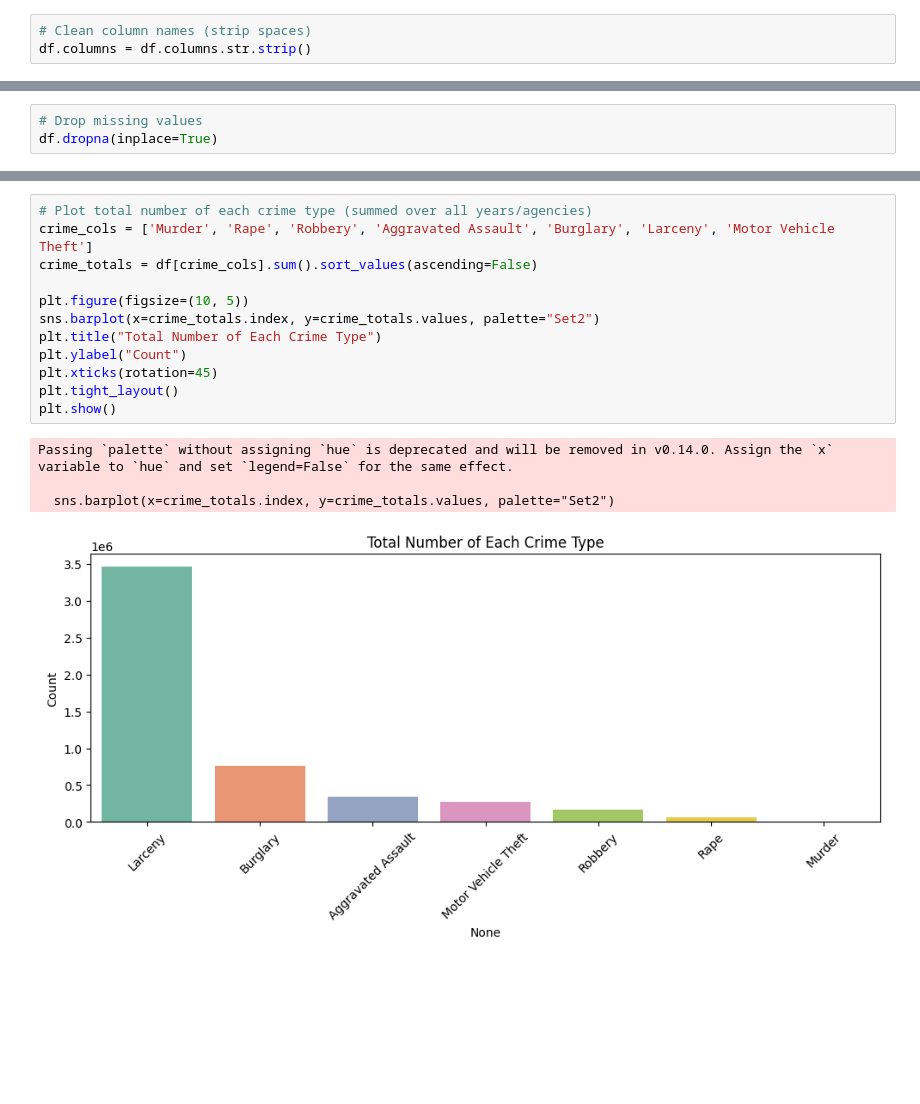
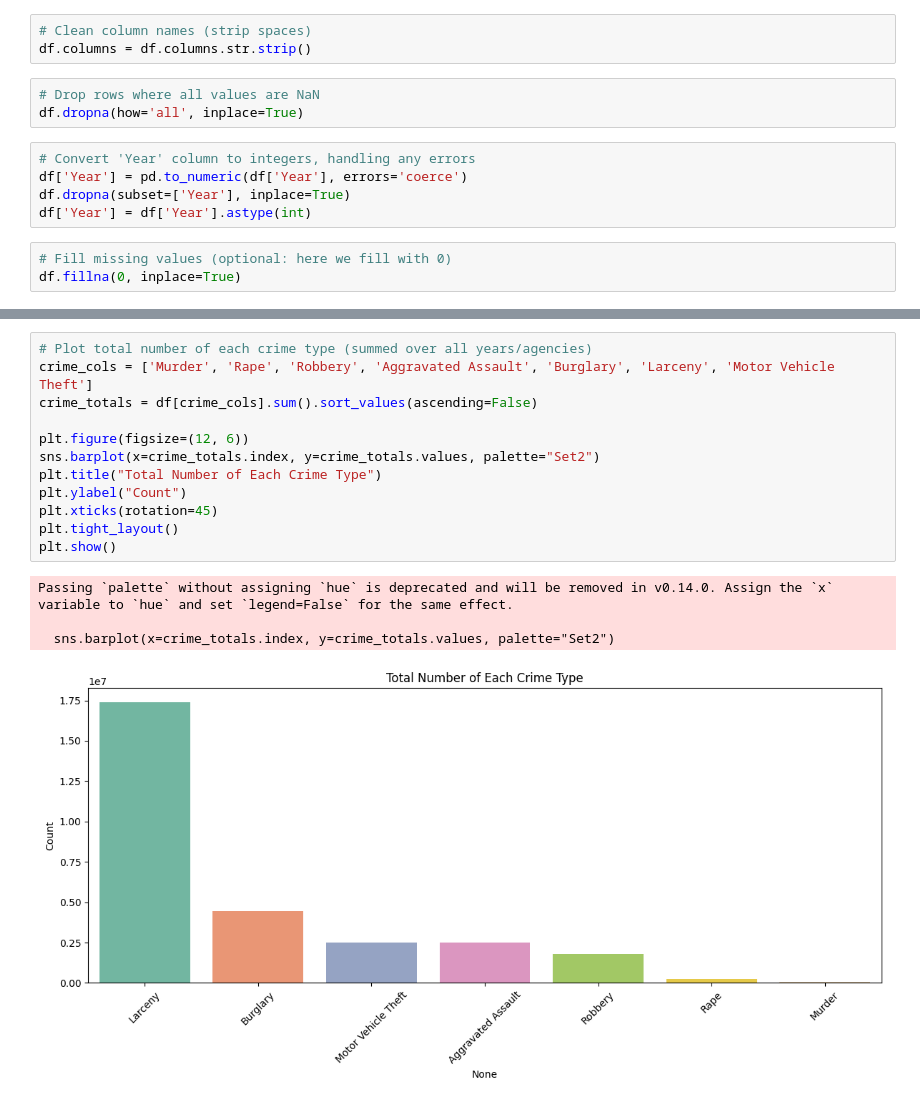
Before and after one commit to HemantSingh20/Crime-Analysis, a Jupyter notebook: Crime Analysis.ipynb, the cells around one changed output, grey strips where cells are left out. Saved outputs shown, nothing was run; the diff lists cells and outputs as text; blank space fills up the shorter version.

```diff
--- a/Crime Analysis.ipynb
+++ b/Crime Analysis.ipynb
@@ -9,6 +9,17 @@ df = pd.read_csv("Index_Crimes_by_County_and_Agency__Beginning_1990.csv")
 # %%
 # Clean column names (strip spaces)
 df.columns = df.columns.str.strip()
+# %%
+# Drop rows where all values are NaN
+df.dropna(how='all', inplace=True)
+# %%
+# Convert 'Year' column to integers, handling any errors
+df['Year'] = pd.to_numeric(df['Year'], errors='coerce')
+df.dropna(subset=['Year'], inplace=True)
+df['Year'] = df['Year'].astype(int)
+# %%
+# Fill missing values (optional: here we fill with 0)
+df.fillna(0, inplace=True)
 # %%
 print("First 5 rows of data:")
 print(df.head())
@@ -53,4 +64 @@ memory usage: 1.6+ MB
 None
-# %%
-# Drop missing values
-df.dropna(inplace=True)
@@ -76,17 +106,17 @@ plt.show()
 # %%
 # Plot total number of each crime type (summed over all years/agencies)
 crime_cols = ['Murder', 'Rape', 'Robbery', 'Aggravated Assault', 'Burglary', 'Larceny', 'Motor Vehicle Theft']
 crime_totals = df[crime_cols].sum().sort_values(ascending=False)
 
-plt.figure(figsize=(10, 5))
+plt.figure(figsize=(12, 6))
 sns.barplot(x=crime_totals.index, y=crime_totals.values, palette="Set2")
 plt.title("Total Number of Each Crime Type")
 plt.ylabel("Count")
 plt.xticks(rotation=45)
 plt.tight_layout()
 plt.show()
 # %% [output]
 Passing `palette` without assigning `hue` is deprecated and will be removed in v0.14.0. Assign the `x` variable to `hue` and set `legend=False` for the same effect.
 
   sns.barplot(x=crime_totals.index, y=crime_totals.values, palette="Set2")
-[figure, old version]
+[figure, new version]
```
Also changed, not shown: parts of 9 cells of this notebook.
